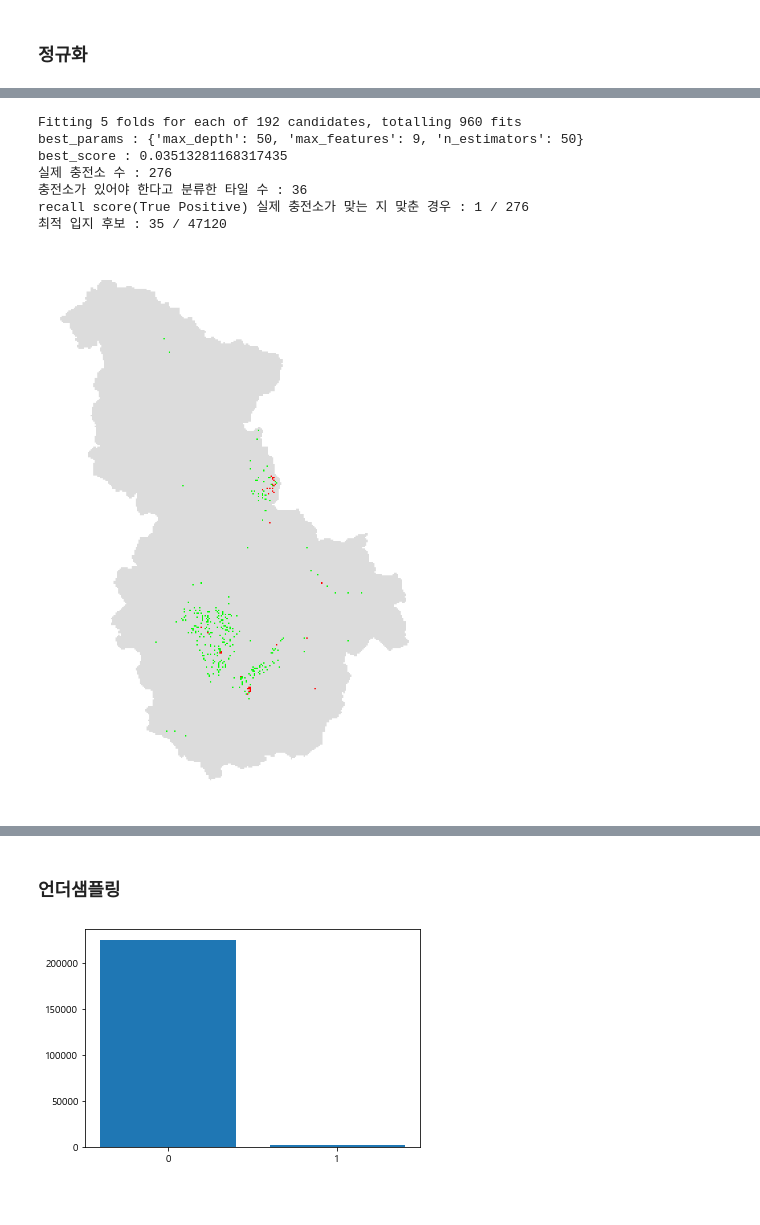
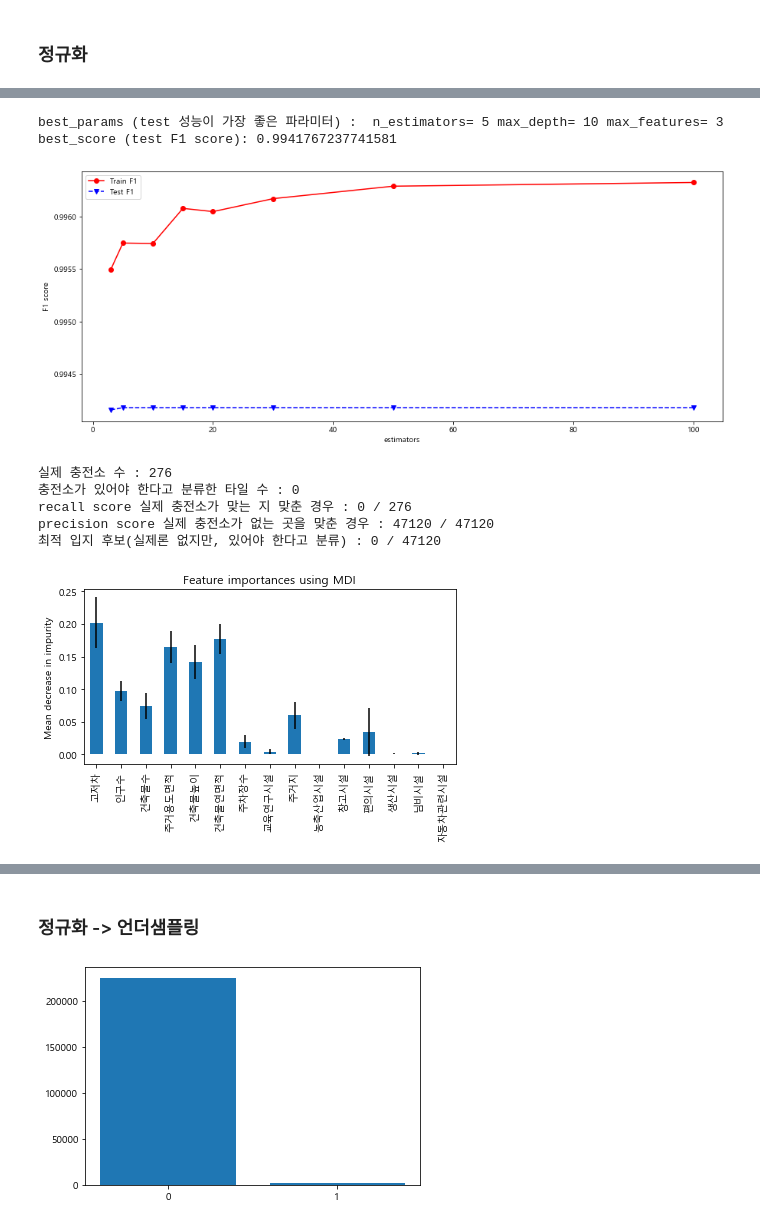
Before and after one commit to herongherong/kDataEV_Group_1, a Jupyter notebook: Jeonghyun/Preprocessing & Modeling.ipynb, the cells around one changed output, grey strips where cells are left out. Drawn from its saved outputs; the diff is of its cells as text; code cells hidden in the pictures; blank space fills up the shorter version.

```diff
--- a/Jeonghyun/Preprocessing & Modeling.ipynb
+++ b/Jeonghyun/Preprocessing & Modeling.ipynb
@@ -90,9 +92,0 @@ train_data, test_data, train_target, test_target = train_test_split(sejong[sejon
-# %%
-dists = {
-    'max_depth' : [3,5,10,15,20,30,50,100],
-    'max_features' : [3,5,7,9,11,14],
-    'n_estimators' : [10,20,30,50],
-    #'class_weight' : [{0:1.3, 1:8.7}]
-}
-
-RandomForest(dists, train_data, train_target, test_data, test_target)
@@ -114,5 +99,8 @@ recall score(True Positive) 실제 충전소가 맞는 지 맞춘 경우 : 3 / 2
 # %%
-train_data = pd.concat([daegu[daegu.columns[1:-1]], daejeon[daejeon.columns[1:-1]]])
+# 학습 데이터는 대구+대전
+# 226897개
+
+train_data = pd.concat([daegu[daegu.columns[3:-1]], daejeon[daejeon.columns[3:-1]]])
 print(len(train_data))
 train_data.head()
 # %% [output]
@@ -188,0 +131,7 @@ def RandomForest(dists, train_data, train_target, test_data, test_target):
+# %%
+# 검증 데이터는 세종시
+# 47396개
+
+test_data = sejong[sejong.columns[3:-1]]
+print(len(test_data))
+test_data.head()
@@ -233,26 +299,26 @@ daejeon_minmax = scaler.fit_transform(daejeon[['인구수', '건축물수', '주
 daejeon_minmax = pd.DataFrame(daejeon_minmax, columns=['인구수', '건축물수', '주거용도면적', '건축물높이', '건축물연면적', '고저차'])
 daejeon[['인구수', '건축물수', '주거용도면적', '건축물높이', '건축물연면적', '고저차']] = daejeon_minmax
 # %%
-train_data = pd.concat([daegu[daegu.columns[1:-1]], daejeon[daejeon.columns[1:-1]]])
+train_data = pd.concat([daegu[daegu.columns[3:-1]], daejeon[daejeon.columns[3:-1]]])
 train_target = pd.concat([daegu[daegu.columns[-1]], daejeon[daejeon.columns[-1]]])
 
-test_data = sejong[sejong.columns[1:-1]]
+test_data = sejong[sejong.columns[3:-1]]
 test_target = sejong[sejong.columns[-1]]
 # %%
 dists = {
     'max_depth' : [3,5,10,15,20,30,50,100],
-    'max_features' : [3,5,7,9,11,14],
-    'n_estimators' : [10,20,30,50],
-    #'class_weight' : [{0:1.3, 1:8.7}]
+    'max_features' : [3,5,7,9,11,13,15],
+    'n_estimators' : [10,20,30,50,100,200]
 }
 
-RandomForest(dists, train_data, train_target, test_data, test_target)
+clf, df = RandomForest(dists, train_data, train_target, test_data, test_target)
 # %% [output]
-Fitting 5 folds for each of 192 candidates, totalling 960 fits
-best_params : {'max_depth': 50, 'max_features': 9, 'n_estimators': 50}
-best_score : 0.03513281168317435
-실제 충전소 수 : 276
-충전소가 있어야 한다고 분류한 타일 수 : 36
-recall score(True Positive) 실제 충전소가 맞는 지 맞춘 경우 : 1 / 276
-최적 입지 후보 : 35 / 47120
+best_params (test 성능이 가장 좋은 파라미터) :  n_estimators= 5 max_depth= 10 max_features= 3
+best_score (test F1 score): 0.9941767237741581
-[figure, old version]
+[figure, new version]
+실제 충전소 수 : 276
+충전소가 있어야 한다고 분류한 타일 수 : 0
+recall score 실제 충전소가 맞는 지 맞춘 경우 : 0 / 276
+precision score 실제 충전소가 없는 곳을 맞춘 경우 : 47120 / 47120
+최적 입지 후보(실제론 없지만, 있어야 한다고 분류) : 0 / 47120
+[figure, added]
@@ -259,5 +326,5 @@ recall score(True Positive) 실제 충전소가 맞는 지 맞춘 경우 : 1 / 2
 # %% [markdown]
-### 언더샘플링
+### 정규화 -> 언더샘플링
 # %%
 plt.bar([0, 1], train_target.value_counts())
 plt.xticks([0, 1], label=[0,1])
```
Also changed, not shown: parts of 72 cells of this notebook.
